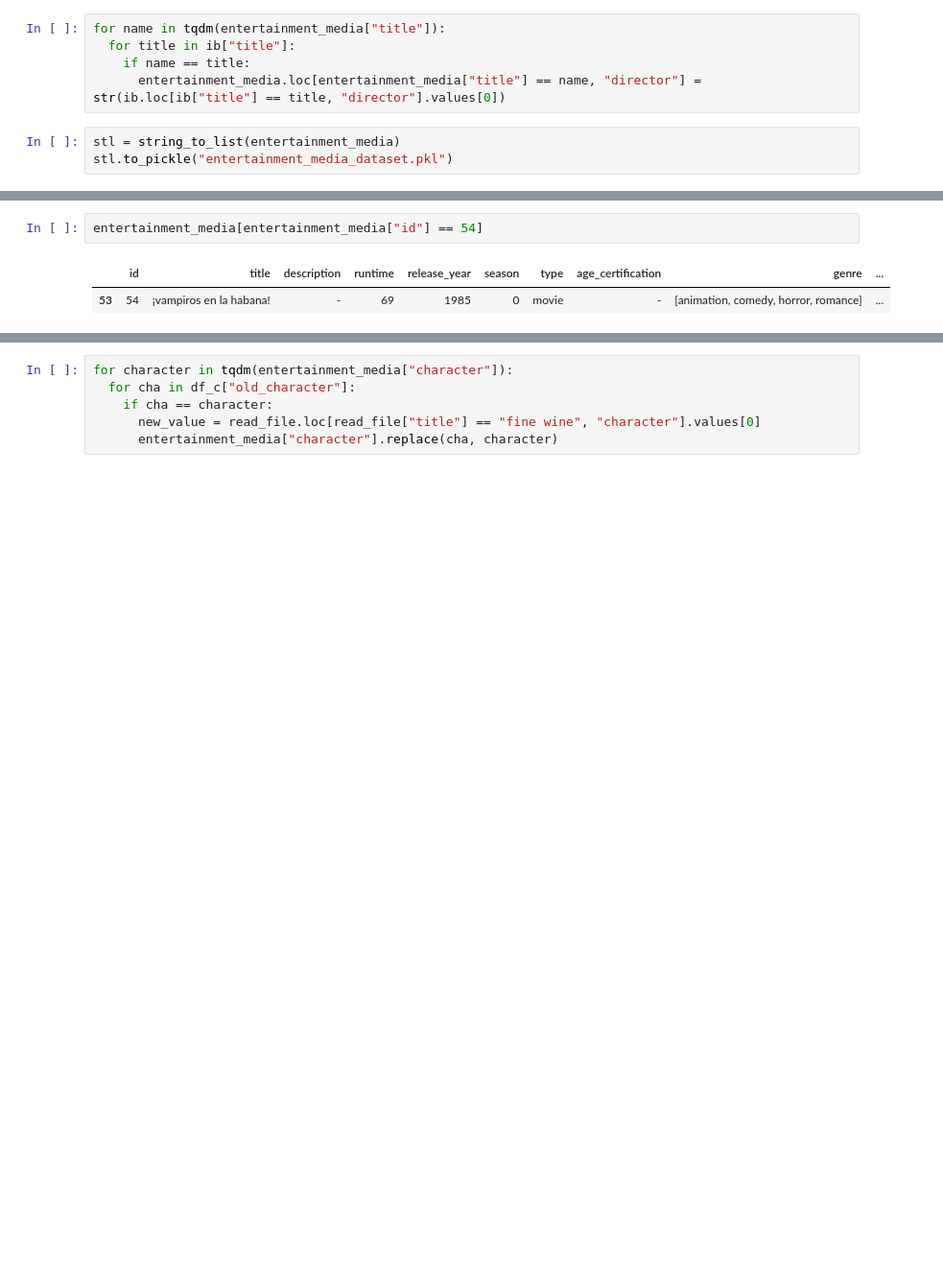
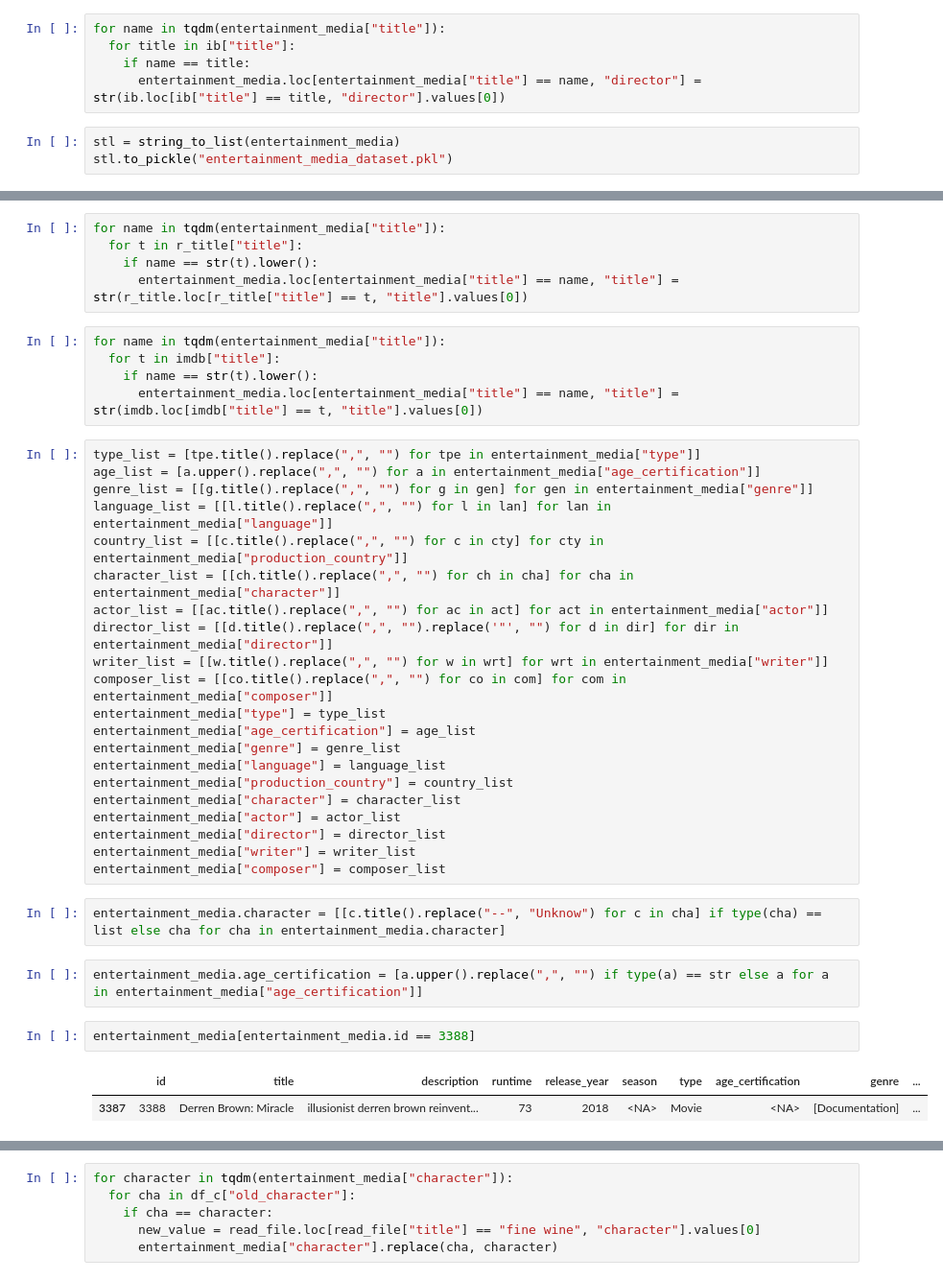
Before and after one commit to zolocapricorn/Senior_Project, a Jupyter notebook: Preparing_data.ipynb, the cells around one changed output, grey strips where cells are left out. Shown at 96% size. Cells and saved outputs as stored; diff of their text form; blank space fills up the shorter version.

```diff
--- a/Preparing_data.ipynb
+++ b/Preparing_data.ipynb
@@ -1471,5 +1627,40 @@ stl.to_pickle("entertainment_media_dataset.pkl")
+# %%
+for name in tqdm(entertainment_media["title"]):
+  for t in r_title["title"]:
+    if name == str(t).lower():
+      entertainment_media.loc[entertainment_media["title"] == name, "title"] = str(r_title.loc[r_title["title"] == t, "title"].values[0])
+# %%
+for name in tqdm(entertainment_media["title"]):
+  for t in imdb["title"]:
+    if name == str(t).lower():
+      entertainment_media.loc[entertainment_media["title"] == name, "title"] = str(imdb.loc[imdb["title"] == t, "title"].values[0])
+# %%
+type_list = [tpe.title().replace(",", "") for tpe in entertainment_media["type"]]
+age_list = [a.upper().replace(",", "") for a in entertainment_media["age_certification"]]
+genre_list = [[g.title().replace(",", "") for g in gen] for gen in entertainment_media["genre"]]
+language_list = [[l.title().replace(",", "") for l in lan] for lan in entertainment_media["language"]]
+country_list = [[c.title().replace(",", "") for c in cty] for cty in entertainment_media["production_country"]]
+character_list = [[ch.title().replace(",", "") for ch in cha] for cha in entertainment_media["character"]]
+actor_list = [[ac.title().replace(",", "") for ac in act] for act in entertainment_media["actor"]]
+director_list = [[d.title().replace(",", "").replace('"', "") for d in dir] for dir in entertainment_media["director"]]
+writer_list = [[w.title().replace(",", "") for w in wrt] for wrt in entertainment_media["writer"]]
+composer_list = [[co.title().replace(",", "") for co in com] for com in entertainment_media["composer"]]
+entertainment_media["type"] = type_list
+entertainment_media["age_certification"] = age_list
+entertainment_media["genre"] = genre_list
+entertainment_media["language"] = language_list
+entertainment_media["production_country"] = country_list
+entertainment_media["character"] = character_list
+entertainment_media["actor"] = actor_list
+entertainment_media["director"] = director_list
+entertainment_media["writer"] = writer_list
+entertainment_media["composer"] = composer_list
+# %%
+entertainment_media.character = [[c.title().replace("--", "Unknow") for c in cha] if type(cha) == list else cha for cha in entertainment_media.character]
+# %%
+entertainment_media.age_certification = [a.upper().replace(",", "") if type(a) == str else a for a in entertainment_media["age_certification"]]
 # %%
-entertainment_media[entertainment_media["id"] == 54]
+entertainment_media[entertainment_media.id == 3388]
 # %% [output]
 |  | id | title | description | runtime | release_year | season | type | age_certification | genre | ... |
-| 53 | 54 | ¡vampiros en la habana! | - | 69 | 1985 | 0 | movie | - | [animation, comedy, horror, romance] | ... |
+| 3387 | 3388 | Derren Brown: Miracle | illusionist derren brown reinvent... | 73 | 2018 | <NA> | Movie | <NA> | [Documentation] | ... |
```
Also changed, not shown: parts of 102 cells of this notebook.
